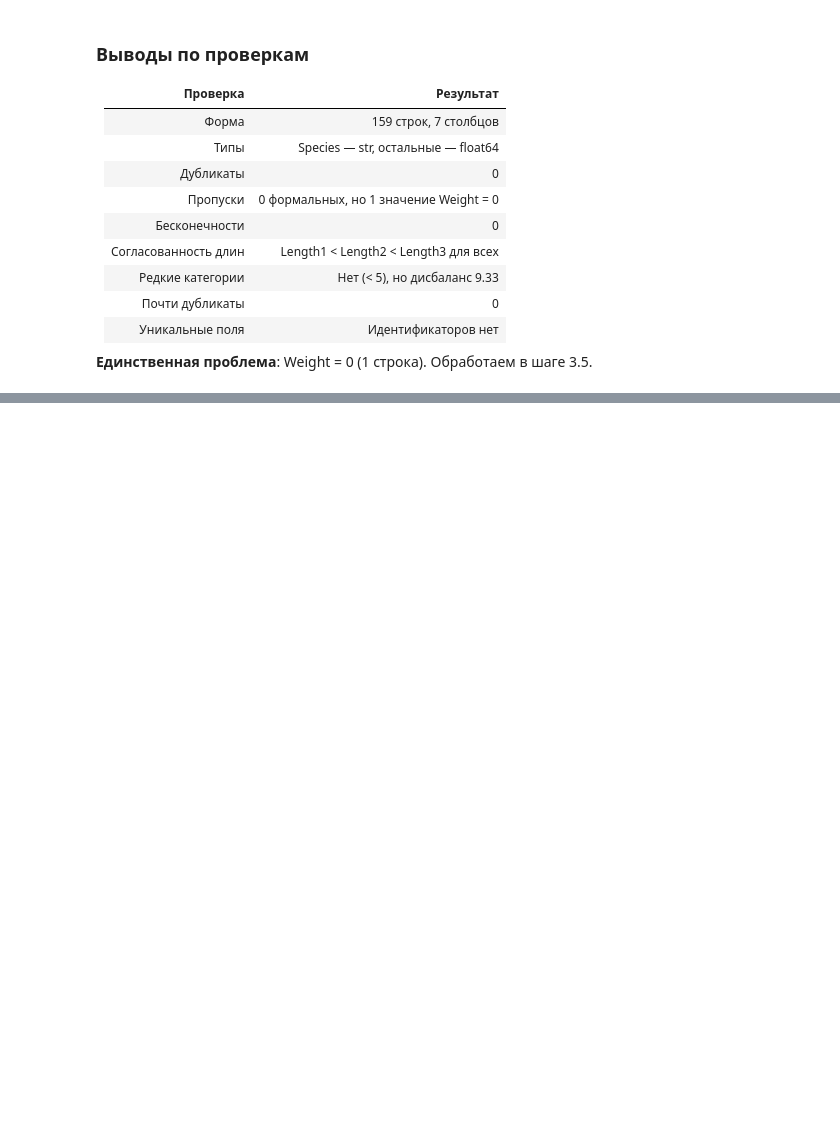
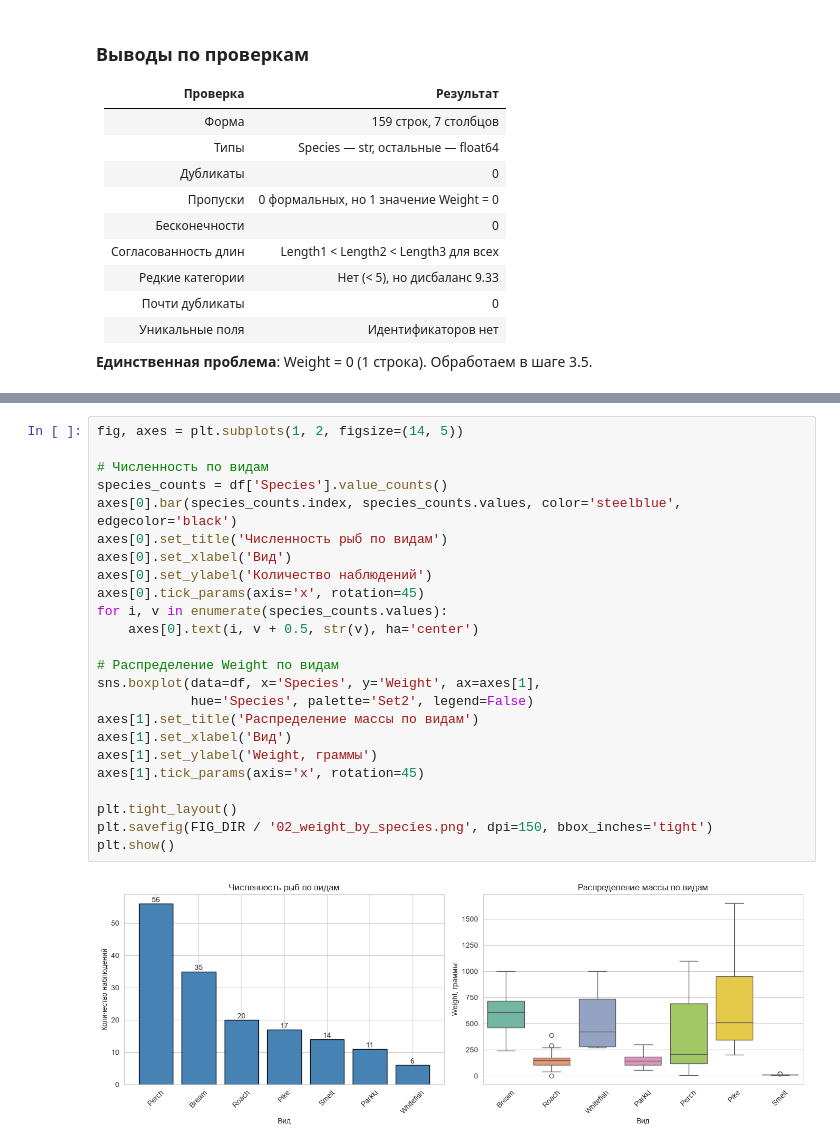
Before and after one commit to AnnaShefer3/lab1-fish-dimensions, a Jupyter notebook: notebooks/01-eda.ipynb, the cells around one changed output, grey strips where cells are left out. Drawn from its saved outputs; the diff is of its cells as text; blank space fills up the shorter version.

```diff
--- a/notebooks/01-eda.ipynb
+++ b/notebooks/01-eda.ipynb
@@ -209,0 +260,26 @@ check_unique_fields(df)
+# %%
+fig, axes = plt.subplots(1, 2, figsize=(14, 5))
+
+# Численность по видам
+species_counts = df['Species'].value_counts()
+axes[0].bar(species_counts.index, species_counts.values, color='steelblue', edgecolor='black')
+axes[0].set_title('Численность рыб по видам')
+axes[0].set_xlabel('Вид')
+axes[0].set_ylabel('Количество наблюдений')
+axes[0].tick_params(axis='x', rotation=45)
+for i, v in enumerate(species_counts.values):
+    axes[0].text(i, v + 0.5, str(v), ha='center')
+
+# Распределение Weight по видам
+sns.boxplot(data=df, x='Species', y='Weight', ax=axes[1],
+            hue='Species', palette='Set2', legend=False)
+axes[1].set_title('Распределение массы по видам')
+axes[1].set_xlabel('Вид')
+axes[1].set_ylabel('Weight, граммы')
+axes[1].tick_params(axis='x', rotation=45)
+
+plt.tight_layout()
+plt.savefig(FIG_DIR / '02_weight_by_species.png', dpi=150, bbox_inches='tight')
+plt.show()
+# %% [output]
+[figure, added]
```
Also changed, not shown: parts of 17 cells of this notebook, 8 other files.
